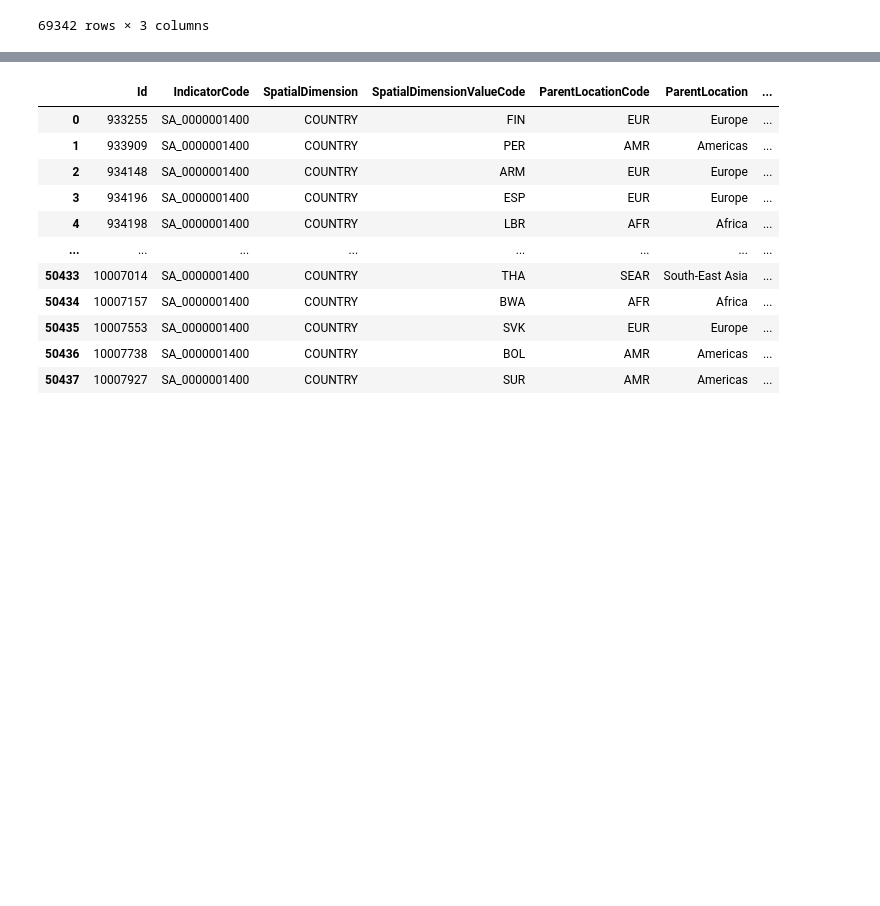
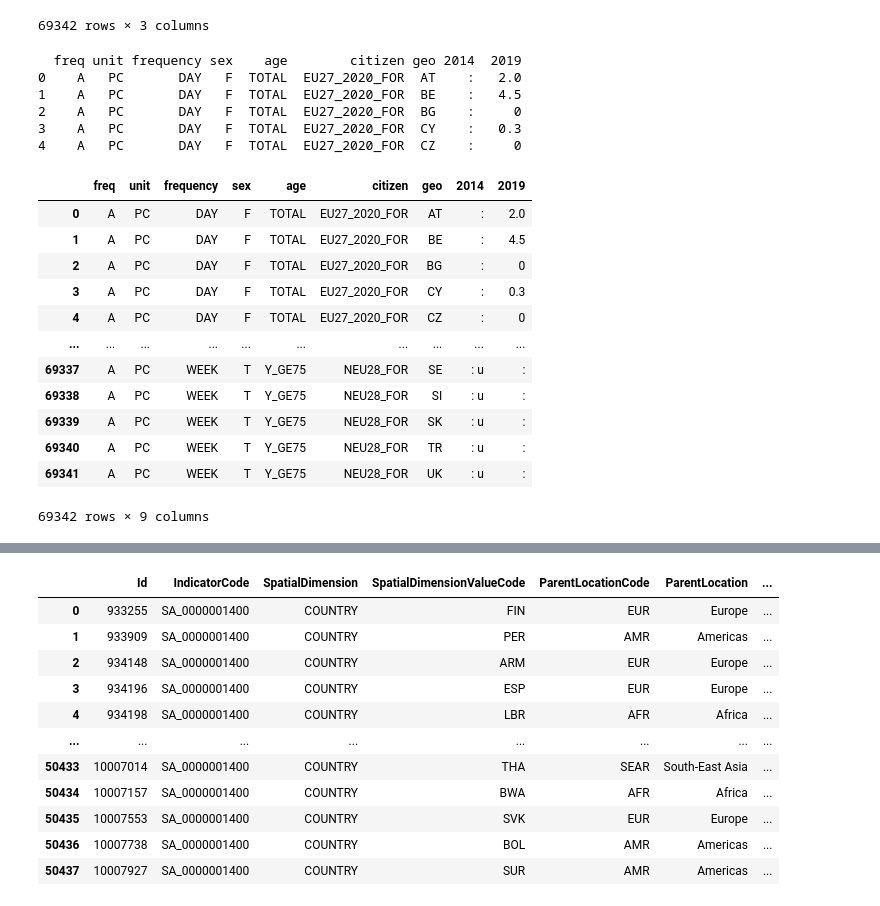
Before and after one commit to justdayane/da-capstone-project-dayane-ernesto, a Jupyter notebook: Capstone project/datasets.ipynb, the cells around one changed output, grey strips where cells are left out. Saved outputs shown, nothing was run; the diff lists cells and outputs as text; code cells hidden in the pictures; blank space fills up the shorter version.

```diff
--- a/Capstone project/datasets.ipynb
+++ b/Capstone project/datasets.ipynb
@@ -139,3 +204,42 @@ df3
 | 69340 | A,PC,WEEK,T,Y_GE75,NEU28_FOR,TR | : u | : |
 | 69341 | A,PC,WEEK,T,Y_GE75,NEU28_FOR,UK | : u | : |
 69342 rows × 3 columns
+# %%
+
+df3 = df3.rename(columns={df3.columns[0]: 'combined'})
+
+# split into 7 columns
+split_cols = df3['combined'].str.split(',', expand=True)
+
+# assign proper column names
+split_cols.columns = ['freq', 'unit', 'frequency', 'sex', 'age', 'citizen', 'geo']
+
+# merge back into original dataframe
+df3 = pd.concat([split_cols, df3.drop(columns=['combined'])], axis=1)
+
+print(df3.head())
+# %% [output]
+  freq unit frequency sex    age        citizen geo 2014  2019
+0    A   PC       DAY   F  TOTAL  EU27_2020_FOR  AT    :   2.0
+1    A   PC       DAY   F  TOTAL  EU27_2020_FOR  BE    :   4.5
+2    A   PC       DAY   F  TOTAL  EU27_2020_FOR  BG    :     0
+3    A   PC       DAY   F  TOTAL  EU27_2020_FOR  CY    :   0.3
+4    A   PC       DAY   F  TOTAL  EU27_2020_FOR  CZ    :     0
+# %%
+df3 = df3.replace(':', pd.NA)
+# %%
+df3
+# %% [output]
+|  | freq | unit | frequency | sex | age | citizen | geo | 2014 | 2019 |
+| 0 | A | PC | DAY | F | TOTAL | EU27_2020_FOR | AT | : | 2.0 |
+| 1 | A | PC | DAY | F | TOTAL | EU27_2020_FOR | BE | : | 4.5 |
+| 2 | A | PC | DAY | F | TOTAL | EU27_2020_FOR | BG | : | 0 |
+| 3 | A | PC | DAY | F | TOTAL | EU27_2020_FOR | CY | : | 0.3 |
+| 4 | A | PC | DAY | F | TOTAL | EU27_2020_FOR | CZ | : | 0 |
+| ... | ... | ... | ... | ... | ... | ... | ... | ... | ... |
+| 69337 | A | PC | WEEK | T | Y_GE75 | NEU28_FOR | SE | : u | : |
+| 69338 | A | PC | WEEK | T | Y_GE75 | NEU28_FOR | SI | : u | : |
+| 69339 | A | PC | WEEK | T | Y_GE75 | NEU28_FOR | SK | : u | : |
+| 69340 | A | PC | WEEK | T | Y_GE75 | NEU28_FOR | TR | : u | : |
+| 69341 | A | PC | WEEK | T | Y_GE75 | NEU28_FOR | UK | : u | : |
+69342 rows × 9 columns
```
Also changed, not shown: parts of 26 cells of this notebook.
